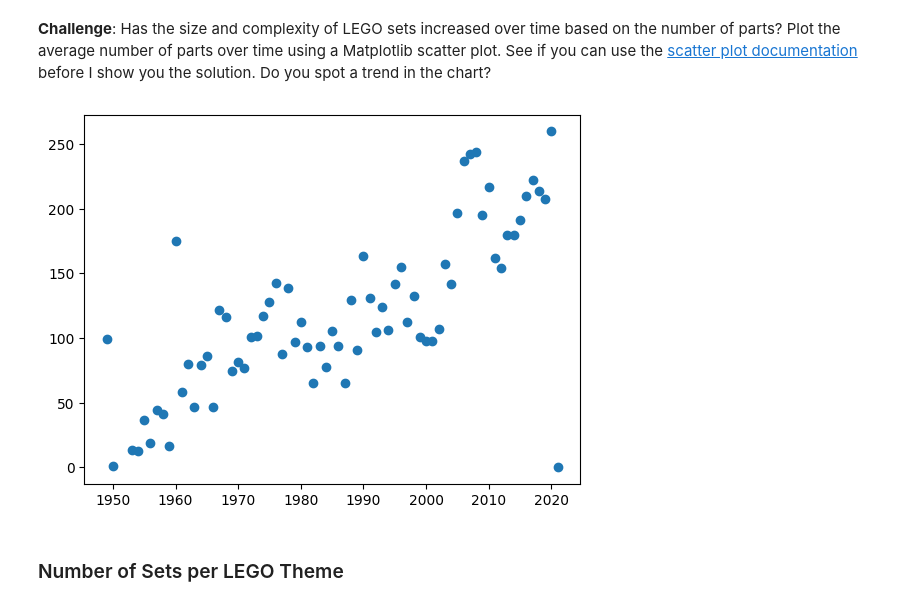
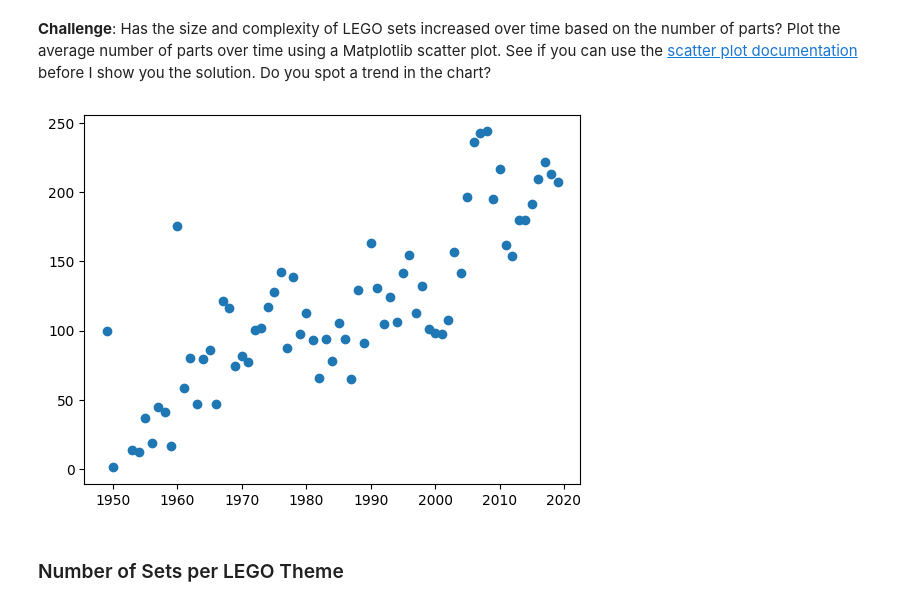
Before and after one commit to LegradiK/lego_history_and_data, a Jupyter notebook: Lego_Analysis_for_Course.ipynb, the cells around one changed output. Cells and saved outputs as stored; diff of their text form; code cells hidden in the pictures.

```diff
--- a/Lego_Analysis_for_Course.ipynb
+++ b/Lego_Analysis_for_Course.ipynb
@@ -216,10 +269,10 @@ average_parts_per_set_per_year
 # %% [markdown]
 **Challenge**: Has the size and complexity of LEGO sets increased over time based on the number of parts? Plot the average number of parts over time using a Matplotlib scatter plot. See if you can use the [scatter plot documentation](https://matplotlib.org/3.1.0/api/_as_gen/matplotlib.pyplot.scatter.html) before I show you the solution. Do you spot a trend in the chart?
 # %%
-plt.scatter(x=average_parts_per_set_per_year.index, y=average_parts_per_set_per_year['num_parts'])
+plt.scatter(x=average_parts_per_set_per_year.index[:-2], y=average_parts_per_set_per_year['num_parts'][:-2])
 plt.show()
 # %% [output]
-[figure, old version]
+[figure, new version]
 # %% [markdown]
 ### Number of Sets per LEGO Theme
 # %% [markdown]
```
Also changed, not shown: parts of 10 cells of this notebook.
